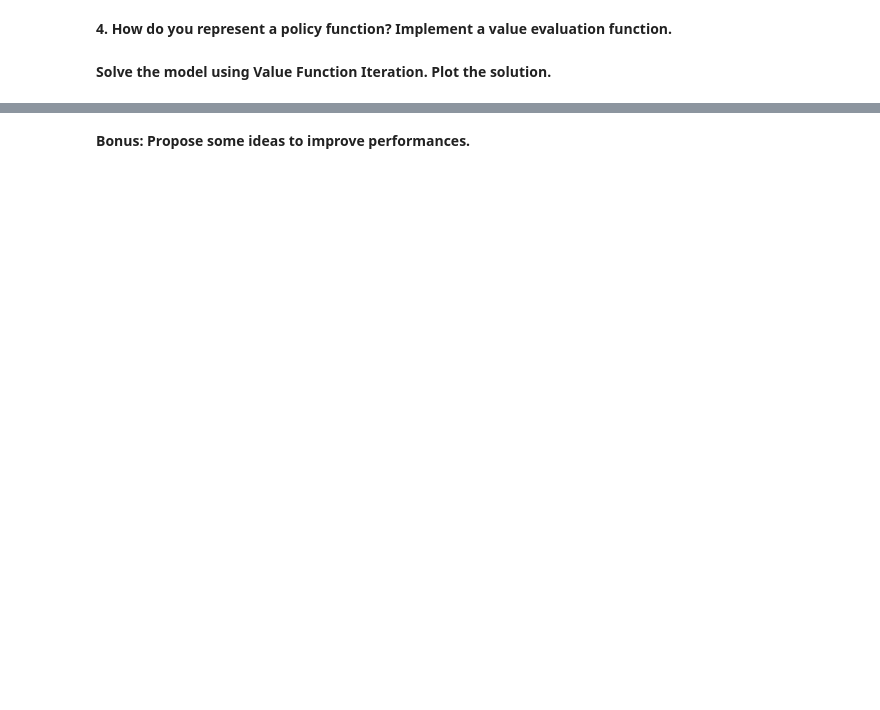
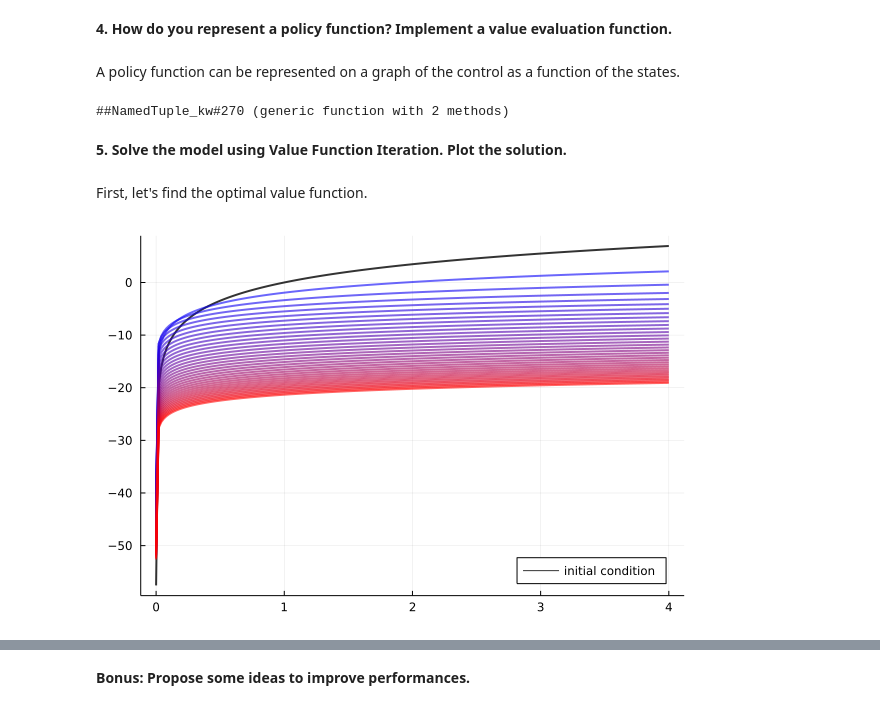
Before and after one commit to gabriellequeran/mie37, a Jupyter notebook: notebooks/homework_2.ipynb, the cells around one changed output, grey strips where cells are left out. Saved outputs shown, nothing was run; the diff lists cells and outputs as text; code cells hidden in the pictures; blank space fills up the shorter version.

```diff
--- a/notebooks/homework_2.ipynb
+++ b/notebooks/homework_2.ipynb
@@ -288,2 +294,4 @@ __3. Write down the Bellman equation__
 # %% [markdown]
 __4. How do you represent a policy function? Implement a value evaluation function.__
+# %% [markdown]
+A policy function can be represented on a graph of the control as a function of the states.
@@ -290,2 +302,50 @@ __4. How do you represent a policy function? Implement a value evaluation functi
+# %%
+function T(w;p, tol = 1e-10)
+    @unpack β, u, f, A, y = p # unpack parameters
+    w_func = LinearInterpolation(y, w)
+
+    Tw = similar(w)
+    σ = similar(w)
+    for (i, y_val) in enumerate(y)
+        # solve maximization for each point in y, using y itself as initial condition.
+        results = maximize(c -> u(c;p) + β * mean(w_func.(f(y_val - c;p) .* A)), tol, y_val)
+        Tw[i] = maximum(results)
+        σ[i] = maximizer(results)
+    end
+    return (;w = Tw, σ) # returns named tuple of results
+end
+
+Random.seed!(42) # for reproducible results
+u(c;p) = log(c) # utility
+f(k;p) = k^p.α # deterministic part of production function
+mc = MarkovChain([0.9 0.1; 0.1 0.9], [0.95, 1.05])
+
+OptimalGrowthModel = @with_kw (α = 0.4, β = 0.96, mc=mc,
+                  u = u, f = f, # defaults defined above
+                  y = range(1e-5, 4.0, length = 200), # grid on y
+                  A = simulate(mc, 200, init = 1) # monte carlo shocks
+) # named tuples defaults
+# %% [output]
+##NamedTuple_kw#270 (generic function with 2 methods)
 # %% [markdown]
-__Solve the model using Value Function Iteration. Plot the solution.__
+__5. Solve the model using Value Function Iteration. Plot the solution.__
+# %% [markdown]
+First, let's find the optimal value function.
+# %%
+p = OptimalGrowthModel() # use all default parameters from named tuple
+
+w = 5 * log.(p.y)  # An initial condition -- fairly arbitrary
+n = 35 #nb simulations
+
+plot(xlim = (extrema(p.y)), ylim = (-50, 10))
+lb = "initial condition"
+plt = plot(p.y, w, color = :black, linewidth = 2, alpha = 0.8, label = lb)
+for i in 1:n
+    w = T(w; p).w # value iteration step
+    plot!(p.y, w, color = RGBA(i/n, 0, 1 - i/n, 0.8), linewidth = 2, alpha = 0.6,
+          label = "")
+end
+
+plot!(plt, legend = :bottomright)
+# %% [output]
+[figure, added]
```
Also changed, not shown: parts of 15 cells of this notebook.
